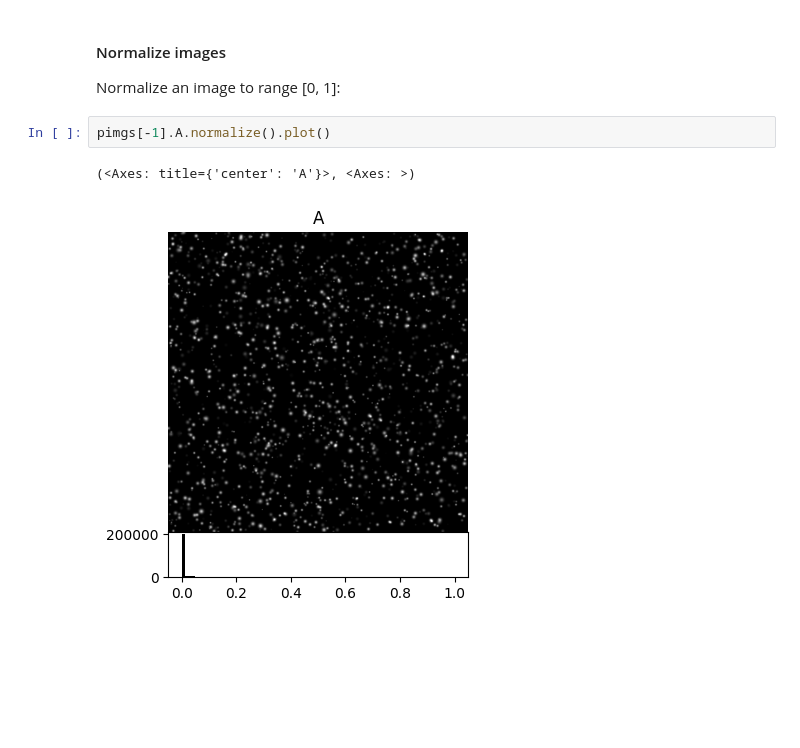
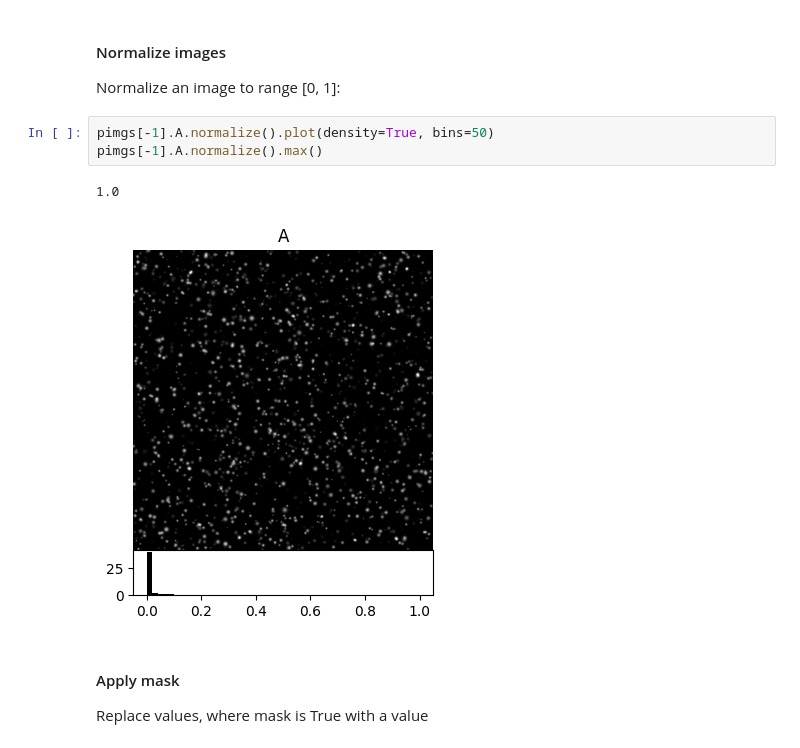
Before and after one commit to matthiasprobst/pivimage, a Jupyter notebook: examples/Getting started.ipynb, the cells around one changed output. Cells and saved outputs as stored; diff of their text form; blank space fills up the shorter version.

```diff
--- a/examples/Getting started.ipynb
+++ b/examples/Getting started.ipynb
@@ -95,7 +99,12 @@ img_diff90.plot()
 
 Normalize an image to range [0, 1]:
 # %%
-pimgs[-1].A.normalize().plot()
+pimgs[-1].A.normalize().plot(density=True, bins=50)
+pimgs[-1].A.normalize().max()
 # %% [output]
-(<Axes: title={'center': 'A'}>, <Axes: >)
+1.0
-[figure, old version]
+[figure, new version]
+# %% [markdown]
+#### Apply mask
+
+Replace values, where mask is True with a value
```
Also changed, not shown: parts of 9 cells of this notebook, 11 other files.
